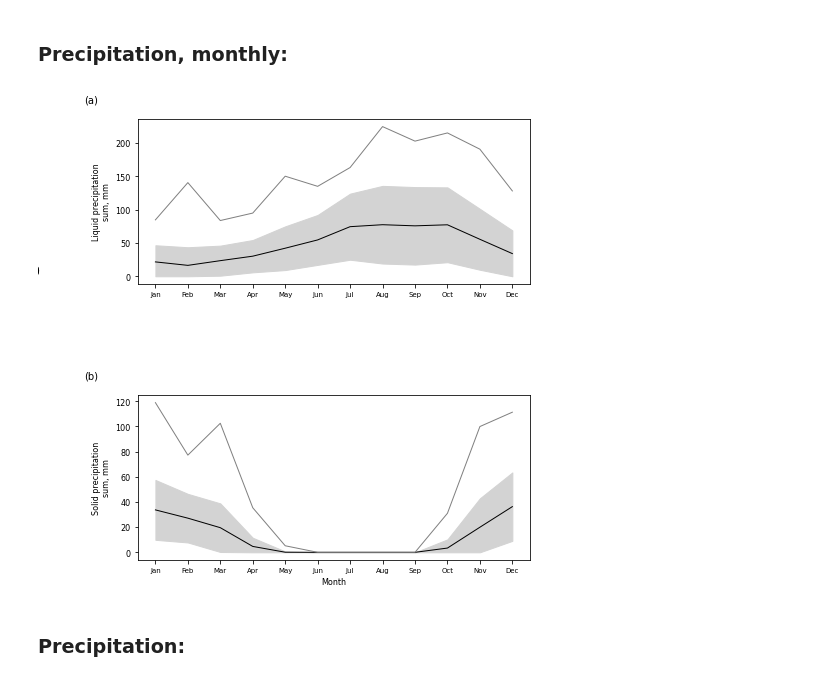
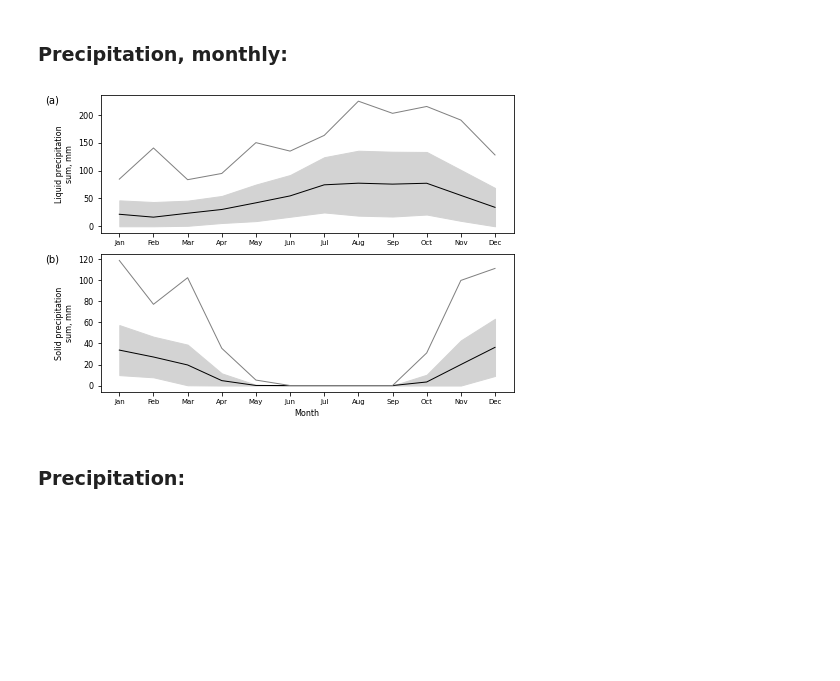
Before and after one commit to shi-hydrology/lammin-suo-plots, a Jupyter notebook: lammin_suo_plots.ipynb, the cells around one changed output. Saved outputs shown, nothing was run; the diff lists cells and outputs as text; code cells hidden in the pictures; blank space fills up the shorter version.

Commit message:
Optimized intra-annual computing and plotting

```diff
--- a/lammin_suo_plots.ipynb
+++ b/lammin_suo_plots.ipynb
@@ -100,43 +141,32 @@ files = ("meteo_daily_1952-2020_1.csv", )
 
 for f in files:
 
-    df = prepare(os.path.join(work_dir, f))
-    df = df.loc[df["DATE_TIME"].dt.year > 1966]  # observation timetable was changed starting from 1967
-    df["DAILY_AMPL"] = df["MAX_AIR_TEMP"] - df["MIN_AIR_TEMP"]
+    tmp = prepare(os.path.join(work_dir, f))
+    tmp = tmp.loc[tmp.index.year > 1966]  # observation timetable was changed starting from Jan 1967
+    tmp["DAILY_AMPL"] = tmp["MAX_AIR_TEMP"] - tmp["MIN_AIR_TEMP"]
 
     fig, (ax1, ax2) = plt.subplots(1, 2)
     fig.set_size_inches(2*wu, 1*hu)
-    # fig.suptitle('Horizontally stacked subplots')
 
-    day_list, mean_list, upper_list, lower_list, max_list, min_list = calc_intra_annual(df, "MEAN_AIR_TEMP",
-                                                                                            "MAX_AIR_TEMP",
-                                                                                            "MIN_AIR_TEMP")
-
-    ax1.plot(day_list, mean_list, color="k", linewidth=1)
-    ax1.fill_between(day_list, upper_list, lower_list, color="lightgrey")
-    ax1.plot(day_list, max_list, color="grey", linewidth=1)
-    ax1.plot(day_list, min_list, color="grey", linewidth=1)
+    ######################## Daily temperatures:
+    df = calc_intra_annual(tmp, "MEAN_AIR_TEMP", min_col="MIN_AIR_TEMP", max_col="MAX_AIR_TEMP")
+    plot_intra_annual(df, ax1)
     ax1.hlines(y=0, xmin=1, xmax=365, linewidth=0.5, color='r')
     ax1.set_ylim([-47, +40])
     ax1.set_xlabel("Day of year")
     ax1.set_ylabel("Air temperature,°C")
 
-    day_list, mean_list, upper_list, lower_list, max_list, min_list = calc_intra_annual(df, "DAILY_AMPL",
-                                                                                            "DAILY_AMPL",
-                                                                                            "DAILY_AMPL")
-    ax2.plot(day_list, mean_list, color="k", linewidth=1)
-    ax2.fill_between(day_list, upper_list, lower_list, color="lightgrey")
-    ax2.plot(day_list, max_list, color="grey", linewidth=1)
-    ax2.plot(day_list, min_list, color="grey", linewidth=1)
+    ######################## Daily amplitudes:
+    df = calc_intra_annual(tmp, "DAILY_AMPL")
+    plot_intra_annual(df, ax2)
+
     ax2.hlines(y=0, xmin=1, xmax=365, linewidth=0.5, color='r')
     ax2.set_ylim([-2, +35])
-
     ax2.set_xlabel("Day of year")
     ax2.set_ylabel("Amplitude,°C")
 
     ax1.text(-0.14, 1.15, "(a)", transform=ax1.transAxes, fontsize=MEDIUM_SIZE, va='top', ha='right')
     ax2.text(-0.1, 1.15, "(b)", transform=ax2.transAxes, fontsize=MEDIUM_SIZE, va='top', ha='right')
-    # mark_axes((ax1, ax2))
 
     fig.tight_layout()
 
@@ -202,7 +229,7 @@ plt.savefig(fig_path, dpi=300, transparent=False, facecolor="white")
 f = "precipitation_daily_1952-2020.csv"
 
 tmp = prepare(os.path.join(work_dir, f))
-tmp.set_index("DATE_TIME", inplace=True)
+
 df = tmp.loc[tmp["GAUGE_NO"] == 1]  # the longest time series
 
 df["P_LIQUID"] = np.where(df["SOLID"] == 0, df["PRECIPITATION"], np.nan)
@@ -219,39 +246,36 @@ max_df = df.groupby(["MONTH"]).max()
 min_df = df.groupby(["MONTH"]).min()  # contains zeroes only, useless
 # print(min_df)
 fig, ax = plt.subplots(2, 1)
-fig.set_size_inches(2*wu, 3*hu)
+fig.set_size_inches(2*wu, 2*hu)
 
 def plot_prec(ax, mean, std, max_df, col_name):
     ax.plot(mean.index, mean[col_name], color="k", linewidth=1)
     upper_list = mean + std
     # upper_list.replace(0, np.nan, inplace=True)
     lower_list = mean - std
     lower_list = lower_list.clip(lower=0)
     ax.fill_between(mean.index, upper_list[col_name], lower_list[col_name], color="lightgrey")
     ax.plot(mean.index, max_df[col_name], color="grey", linewidth=1)
-    # ax.set_ylim([-47, +40])
-    ax.text(-0.14, 1.15, "(a)", transform=ax1.transAxes, fontsize=MEDIUM_SIZE, va='top', ha='right')
 
 plot_prec(ax[0], mean, std, max_df, "P_LIQUID")
 plot_prec(ax[1], mean, std, max_df, "P_SOLID")
 
 ax[-1].set_xlabel("Month")
 months = ("Jan", "Feb", "Mar", "Apr", "May", "Jun", "Jul", "Aug", "Sep", "Oct", "Nov", "Dec")
 for a in ax:
     plt.sca(a)
     plt.xticks(np.linspace(1, 12, num=len(months)), months)
 
-ax[0].text(-0.1, 1.15, "(a)", transform=ax[0].transAxes, fontsize=MEDIUM_SIZE, va='top', ha='right')
 ax[0].set_ylabel("Liquid precipitation\nsum, mm")
-ax[1].text(-0.1, 1.15, "(b)", transform=ax[1].transAxes, fontsize=MEDIUM_SIZE, va='top', ha='right')
 ax[1].set_ylabel("Solid precipitation\nsum, mm")
+mark_axes(ax, py=1.0)
 
 fig.tight_layout()
 
 fig_path = os.path.join(fig_dir, "test_02x.png")
 plt.savefig(fig_path, dpi=300, transparent=False, facecolor="white")
 # %% [output]
-[figure, old version]
+[figure, new version]
 # %% [markdown]
 ### Precipitation:
 # %%
```
Also changed, not shown: parts of 18 cells of this notebook.
